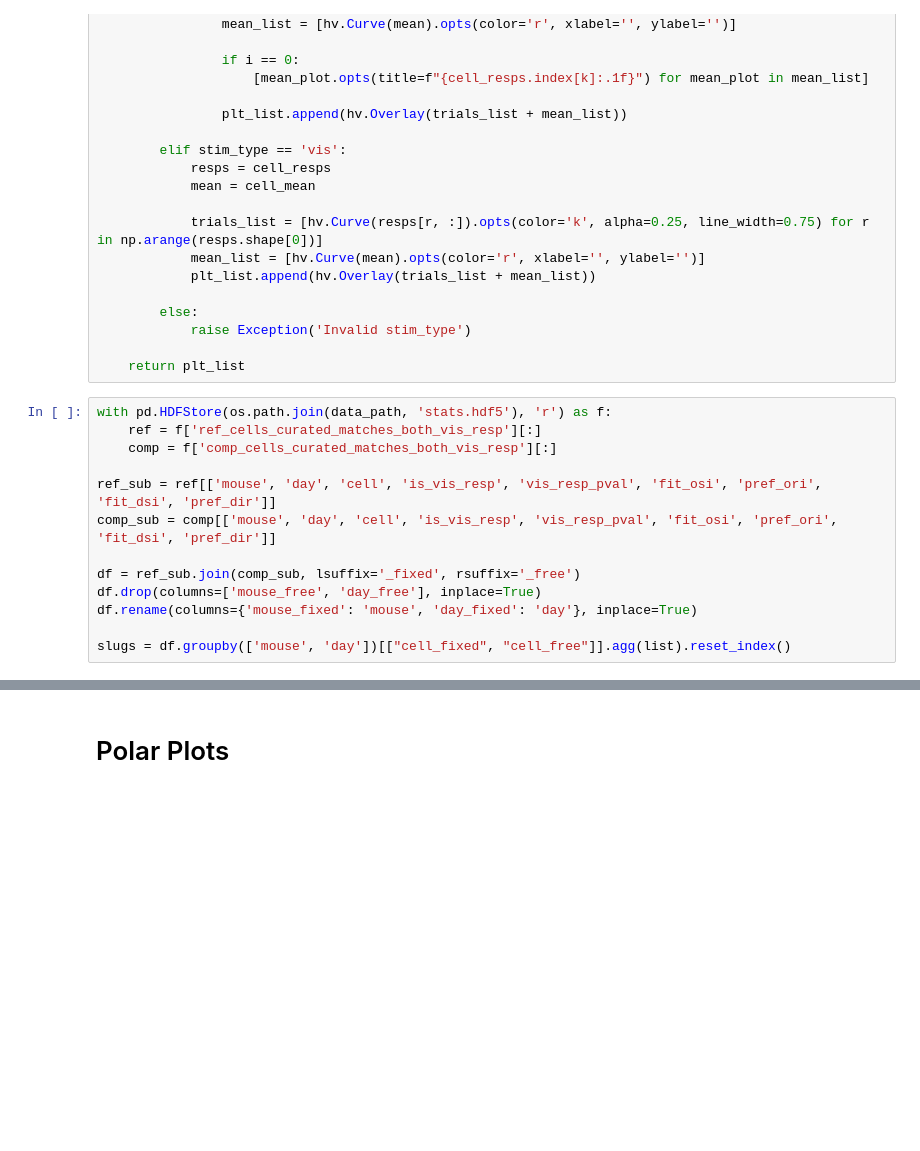
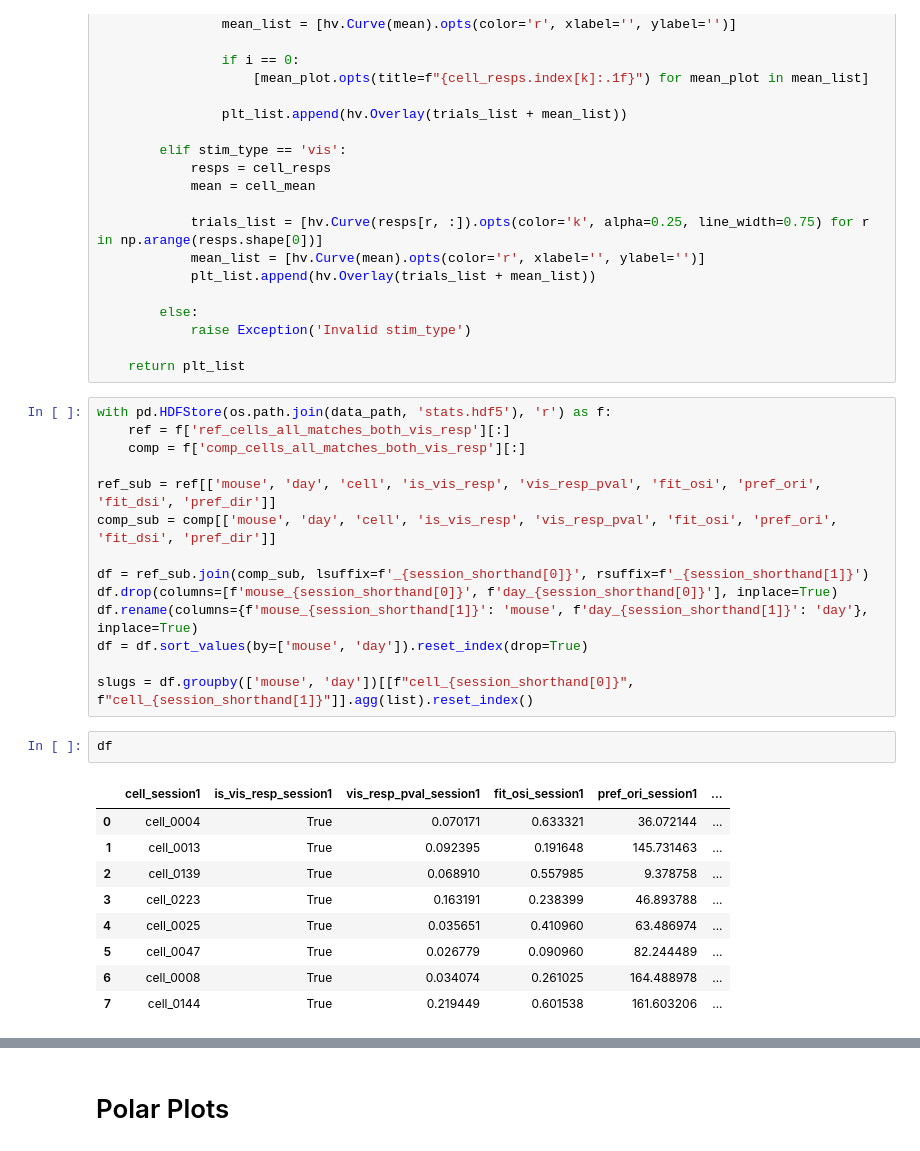
Before and after one commit to drguggiana/prey_capture, a Jupyter notebook: notebooks/thesis_figure_nbs/cherry_picked_cells.ipynb, the cells around one changed output, grey strips where cells are left out. Saved outputs shown, nothing was run; the diff lists cells and outputs as text; blank space fills up the shorter version.

```diff
--- a/notebooks/thesis_figure_nbs/cherry_picked_cells.ipynb
+++ b/notebooks/thesis_figure_nbs/cherry_picked_cells.ipynb
@@ -200,17 +194,30 @@ def hv_plot_vis_trial_averages(trial_averages, trials, cells, stim_type):
     return plt_list
 # %%
 with pd.HDFStore(os.path.join(data_path, 'stats.hdf5'), 'r') as f:
-    ref = f['ref_cells_curated_matches_both_vis_resp'][:]
-    comp = f['comp_cells_curated_matches_both_vis_resp'][:]
+    ref = f['ref_cells_all_matches_both_vis_resp'][:]
+    comp = f['comp_cells_all_matches_both_vis_resp'][:]
 
 ref_sub = ref[['mouse', 'day', 'cell', 'is_vis_resp', 'vis_resp_pval', 'fit_osi', 'pref_ori', 'fit_dsi', 'pref_dir']]
 comp_sub = comp[['mouse', 'day', 'cell', 'is_vis_resp', 'vis_resp_pval', 'fit_osi', 'pref_ori', 'fit_dsi', 'pref_dir']]
 
-df = ref_sub.join(comp_sub, lsuffix='_fixed', rsuffix='_free')
-df.drop(columns=['mouse_free', 'day_free'], inplace=True)
-df.rename(columns={'mouse_fixed': 'mouse', 'day_fixed': 'day'}, inplace=True)
+df = ref_sub.join(comp_sub, lsuffix=f'_{session_shorthand[0]}', rsuffix=f'_{session_shorthand[1]}')
+df.drop(columns=[f'mouse_{session_shorthand[0]}', f'day_{session_shorthand[0]}'], inplace=True)
+df.rename(columns={f'mouse_{session_shorthand[1]}': 'mouse', f'day_{session_shorthand[1]}': 'day'}, inplace=True)
+df = df.sort_values(by=['mouse', 'day']).reset_index(drop=True)
 
-slugs = df.groupby(['mouse', 'day'])[["cell_fixed", "cell_free"]].agg(list).reset_index()
+slugs = df.groupby(['mouse', 'day'])[[f"cell_{session_shorthand[0]}", f"cell_{session_shorthand[1]}"]].agg(list).reset_index()
+# %%
+df
+# %% [output]
+|  | cell_session1 | is_vis_resp_session1 | vis_resp_pval_session1 | fit_osi_session1 | pref_ori_session1 | ... |
+| 0 | cell_0004 | True | 0.070171 | 0.633321 | 36.072144 | ... |
+| 1 | cell_0013 | True | 0.092395 | 0.191648 | 145.731463 | ... |
+| 2 | cell_0139 | True | 0.068910 | 0.557985 | 9.378758 | ... |
+| 3 | cell_0223 | True | 0.163191 | 0.238399 | 46.893788 | ... |
+| 4 | cell_0025 | True | 0.035651 | 0.410960 | 63.486974 | ... |
+| 5 | cell_0047 | True | 0.026779 | 0.090960 | 82.244489 | ... |
+| 6 | cell_0008 | True | 0.034074 | 0.261025 | 164.488978 | ... |
+| 7 | cell_0144 | True | 0.219449 | 0.601538 | 161.603206 | ... |
 # %%
 # Load and process data
 preproc_df_list_fixed = []
```
Also changed, not shown: parts of 14 cells of this notebook, 1 other file.
